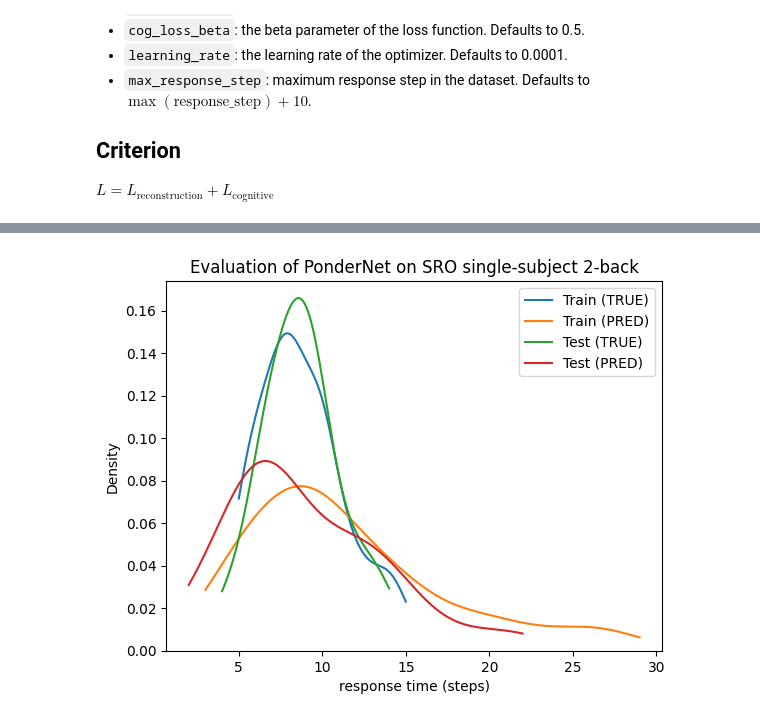
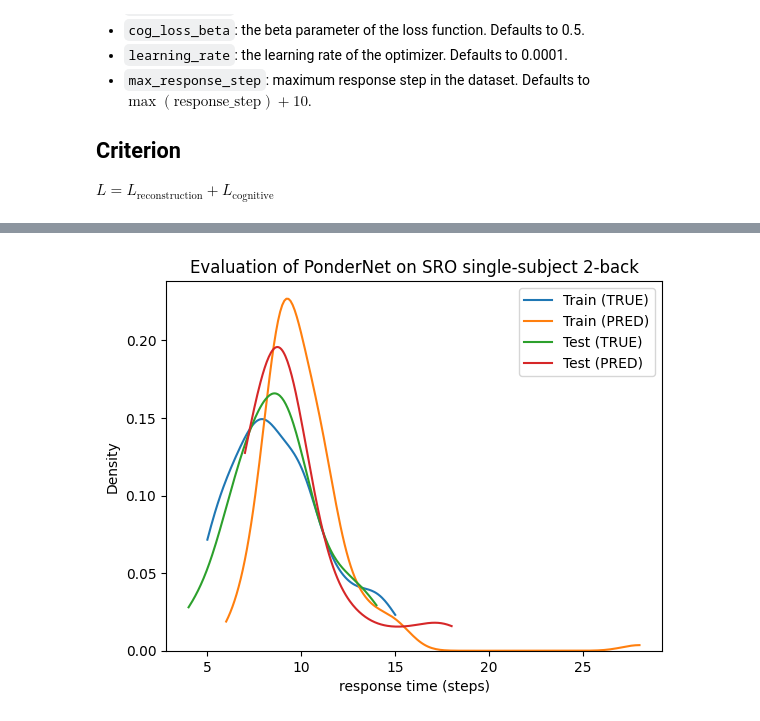
Before and after one commit to morteza/CogPonder, a Jupyter notebook: notebooks/Loss Function.ipynb, the cells around one changed output, grey strips where cells are left out. Cells and saved outputs as stored; diff of their text form; code cells hidden in the pictures.

```diff
--- a/notebooks/Loss Function.ipynb
+++ b/notebooks/Loss Function.ipynb
@@ -53,7 +53,7 @@ CONFIG = {
     'rec_loss_beta': 1.,
     'cog_loss_beta': 1.,
     'loss_by_trial_type': False,
-    'learning_rate': 1e-2,
+    'learning_rate': 1e-3,
     'max_response_step': max_response_step,
     'inputs_dim': data[0][0].size(1),
     'embeddings_dim': n_symbols,
@@ -75,16 +75,16 @@ model = CogPonderNet(CONFIG, example_input_array=data[0][0][:1].to(device))
 # 'l', l, rt_pred, rt_true
 
 trainer = pl.Trainer(
-    max_epochs=10000,
+    max_epochs=100000,
     # min_epochs=1000,
     accelerator='auto',
     auto_lr_find=CONFIG['auto_lr_find'],
     log_every_n_steps=1,
-    # overfit_batches=True,
-    # accumulate_grad_batches=4,
+    overfit_batches=True,
+    # accumulate_grad_batches=2,
     callbacks=[
         RichProgressBar(),
-        EarlyStopping(monitor='val_loss', patience=1000, mode='min', min_delta=0.001),
+        # EarlyStopping(monitor='val_loss', patience=2000, mode='min', min_delta=0.001),
     ])
 
 if CONFIG['auto_lr_find']:
@@ -141,18 +146,14 @@ X_test, _, y_test, _, rt_test = datamodule.dataset[datamodule.test_dataset.indic
 model.eval()
 with torch.no_grad():
     y_train_steps,_,rt_train_pred = model(X_train.to(device))
-    y_test_steps,_,rt_test_pred = model(X_test.to(device))
-
     y_train_pred = y_train_steps.gather(dim=0, index=rt_train_pred[None, :] - 1,)[0]  # (batch_size,)
-    y_test_pred = y_test_steps.gather(dim=0, index=rt_test_pred[None, :] - 1,)[0]  # (batch_size,)
-
-    accuracy_fn = torchmetrics.Accuracy().to(device)
-    train_accuracy = accuracy_fn(y_train_pred, y_train.to(device))
+    train_accuracy_fn = torchmetrics.Accuracy().to(device)
+    train_accuracy = train_accuracy_fn(y_train_pred.to(device), y_train.int().to(device))
     print('TRAIN ACCURACY', train_accuracy.item())
 
-
-    accuracy_fn = torchmetrics.Accuracy().to(device)
-    test_accuracy = accuracy_fn(y_test_pred, y_test.to(device))
+    y_test_steps,_,rt_test_pred = model(X_test.to(device))
+    y_test_pred = y_test_steps.gather(dim=0, index=rt_test_pred[None, :] - 1,)[0]  # (batch_size,)
+    test_accuracy = torchmetrics.Accuracy().to(device)(y_test_pred, y_test.int().to(device))
     print('TEST ACCURACY', test_accuracy.item())
 
     # DEBUG report the ground truth and predicted response times
@@ -197,15 +198,15 @@ plt.show()
 # %%
 
 sns.kdeplot(rt_train, label='Train (TRUE)', cut=0)
-sns.kdeplot(rt_train_pred[rt_train_pred < RT_CAP], label='Train (PRED)', cut=0)
+sns.kdeplot(rt_train_pred[rt_train_pred < RT_CAP].cpu(), label='Train (PRED)', cut=0)
 
 sns.kdeplot(rt_test, label='Test (TRUE)', cut=0)
-sns.kdeplot(rt_test_pred[rt_test_pred < RT_CAP], label='Test (PRED)', cut=0)
+sns.kdeplot(rt_test_pred[rt_test_pred < RT_CAP].cpu(), label='Test (PRED)', cut=0)
 
 
 plt.title('Evaluation of PonderNet on SRO single-subject 2-back')
 plt.xlabel('response time (steps)')
 plt.legend()
 plt.show()
 # %% [output]
-[figure, old version]
+[figure, new version]
```
Also changed, not shown: parts of 3 cells of this notebook, 1 other file.
